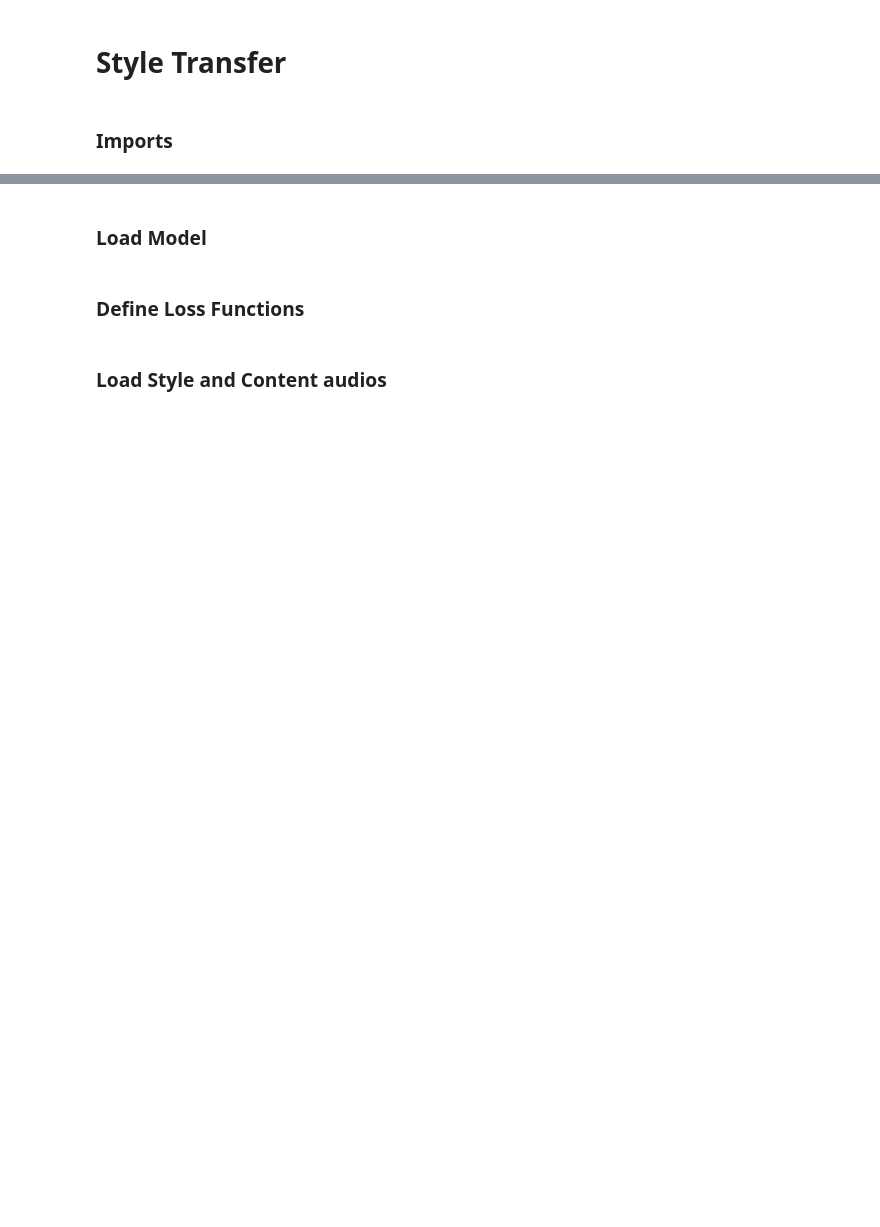
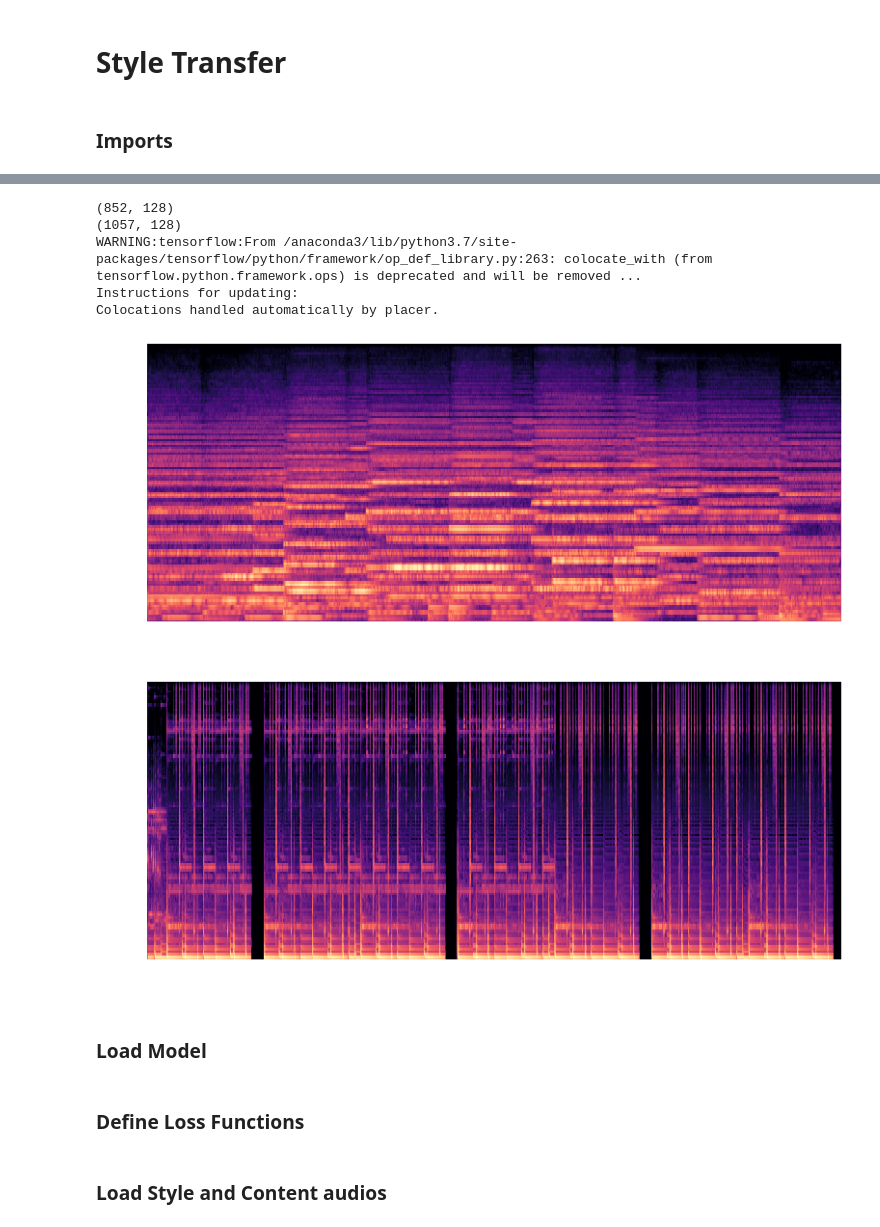
Before and after one commit to SujeethJinesh/HipHopifier, a Jupyter notebook: Music_Genre_Classification/Style Transfer.ipynb, the cells around one changed output, grey strips where cells are left out. Saved outputs shown, nothing was run; the diff lists cells and outputs as text; code cells hidden in the pictures; blank space fills up the shorter version.

```diff
--- a/Music_Genre_Classification/Style Transfer.ipynb
+++ b/Music_Genre_Classification/Style Transfer.ipynb
@@ -15,3 +122,39 @@ import tensorflow as tf
+# %%
+# Used lots of code from: https://github.com/walid0925/AI_Artistry/blob/master/main.py
+
+# Preprocess audio into spectogram images
+content_audio, style_audio = preprocess_audio()
+
+content_image_path = './dataset/content_spectogram.png'
+style_image_path = './dataset/style_spectogram.png'
+generated_image_output_path = './dataset/output.png'
+
+targetHeight = 128
+targetWidth = 640
+targetSize = (targetHeight, targetWidth)
+
+cImageOrig = Image.open(content_image_path)
+cImageSizeOrig = cImageOrig.size
+cImage = load_img(path=content_image_path, target_size=targetSize)
+cImArr = img_to_array(cImage)
+cImArr = K.variable(preprocess_input(np.expand_dims(cImArr, axis=0)), dtype='float32')
+
+sImage = load_img(path=style_image_path, target_size=targetSize)
+sImArr = img_to_array(sImage)
+sImArr = K.variable(preprocess_input(np.expand_dims(sImArr, axis=0)), dtype='float32')
+
+gIm0 = np.random.randint(256, size=(targetWidth, targetHeight, 3)).astype('float64')
+gIm0 = preprocess_input(np.expand_dims(gIm0, axis=0))
+
+gImPlaceholder = K.placeholder(shape=(1, targetWidth, targetHeight, 3))
+# %% [output]
+(852, 128)
+(1057, 128)
+WARNING:tensorflow:From /anaconda3/lib/python3.7/site-packages/tensorflow/python/framework/op_def_library.py:263: colocate_with (from tensorflow.python.framework.ops) is deprecated and will be removed ...
+Instructions for updating:
+Colocations handled automatically by placer.
+[figure, added]
+[figure, added]
 # %% [markdown]
 ### Load Model
 # %% [markdown]
```
Also changed, not shown: parts of 9 cells of this notebook, 7 other files.
